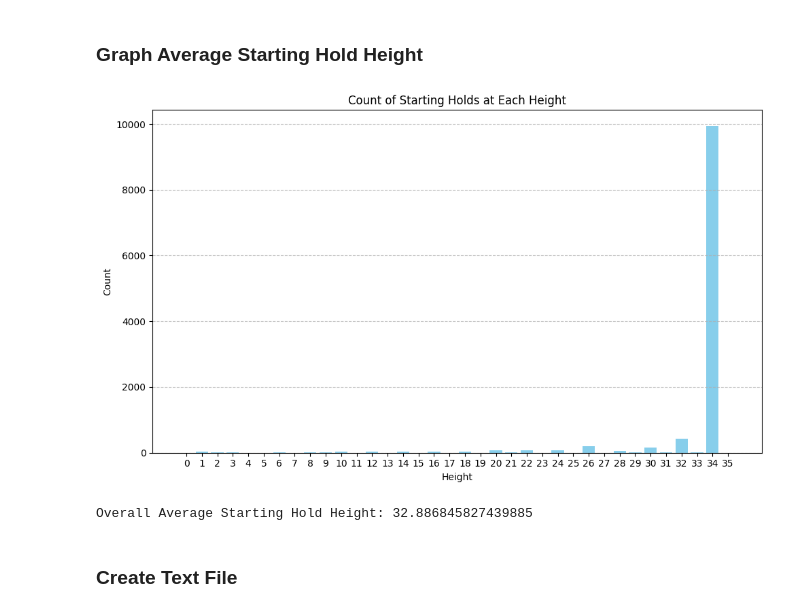
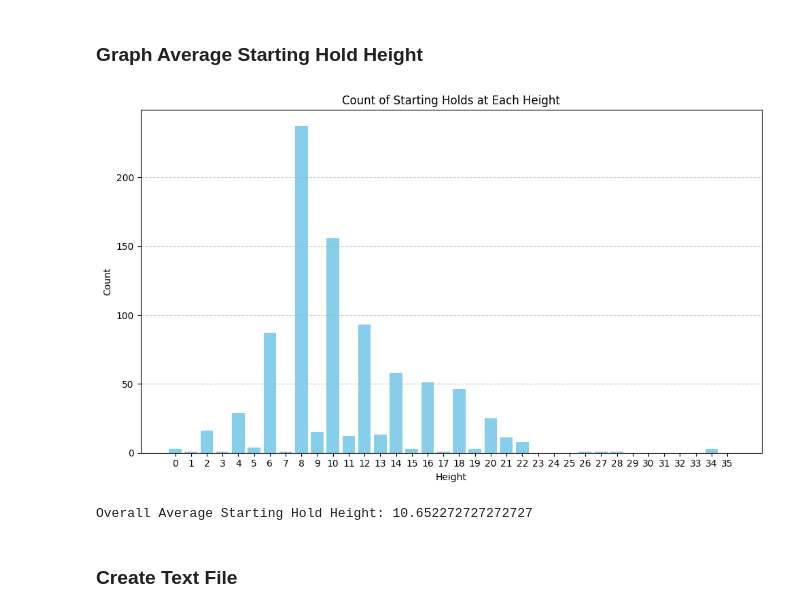
Before and after one commit to ViniciusDugue/KilterBoard-AI, a Jupyter notebook: Markov_Kilter.ipynb, the cells around one changed output. Drawn from its saved outputs; the diff is of its cells as text; code cells hidden in the pictures.

```diff
--- a/Markov_Kilter.ipynb
+++ b/Markov_Kilter.ipynb
@@ -289,7 +289,7 @@ starting_hold_height_counts = [0] * 36  # 36 heights from 0 to 35
 
 # Initialize counter to track the number of climbs processed
 climb_counter = 0
-num_climbs = 10000
+num_climbs = 500
 
 # Initialize a variable to store the total heights of all starting holds
 total_starting_hold_heights = 0
@@ -305,38 +305,38 @@ for index, climb in filtered_df.iterrows():
         sparse_matrix = frame_to_sparse_matrix(climb['frames'])
 
         # Extract the y-coordinate values of starting holds (marked as 2)
-        starting_holds_y = sparse_matrix.row[sparse_matrix.data == 4]
+        starting_holds_y = sparse_matrix.row[sparse_matrix.data == 2]
 
         # Count occurrences of each y-coordinate value and update the starting_hold_height_counts list
         for y in starting_holds_y:
             starting_hold_height_counts[y] += 1
             # Add the height of the starting hold to the total
             total_starting_hold_heights += y
 
         # Increment climb counter
         climb_counter += 1
-    except IndexError:
+    except (IndexError, ValueError):
         pass  # Skip climb silently
 
 # Plot the count of starting holds at each height
 plt.figure(figsize=(10, 6))  # Adjust the figure size as needed
 plt.bar(range(36), starting_hold_height_counts, color='skyblue')
 plt.title('Count of Starting Holds at Each Height')
 plt.xlabel('Height')
 plt.ylabel('Count')
 plt.xticks(range(36))
 plt.grid(axis='y', linestyle='--', alpha=0.7)
 plt.tight_layout()
 plt.show()
 
 # Calculate the overall average starting hold height across all climbs
 total_starting_holds = sum(starting_hold_height_counts)
 average_starting_hold_height = total_starting_hold_heights / total_starting_holds
 
 print("Overall Average Starting Hold Height:", average_starting_hold_height)
 # %% [output]
-[figure, old version]
+[figure, new version]
-Overall Average Starting Hold Height: 32.886845827439885
+Overall Average Starting Hold Height: 10.652272727272727
 # %% [markdown]
 ### Create Text File
 # %%
```
Also changed, not shown: parts of 5 cells of this notebook, 2 other files.
